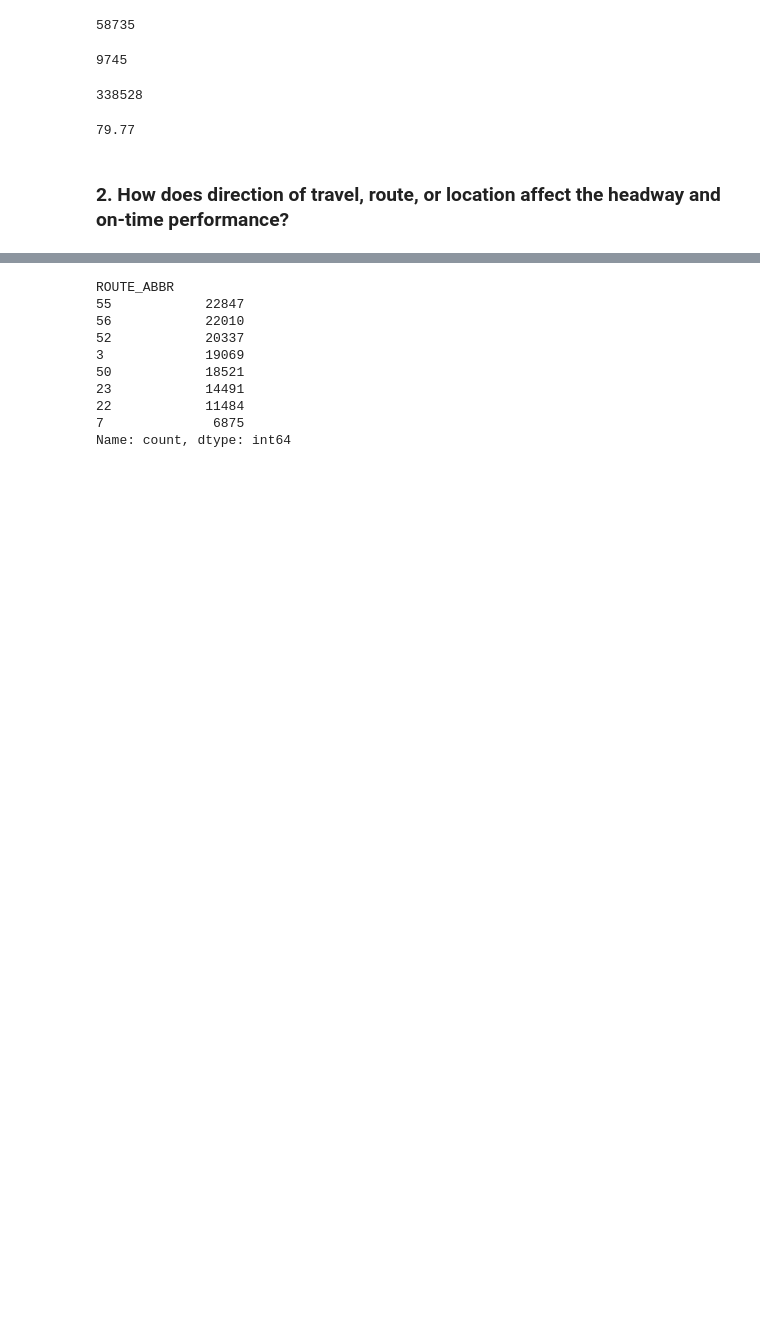
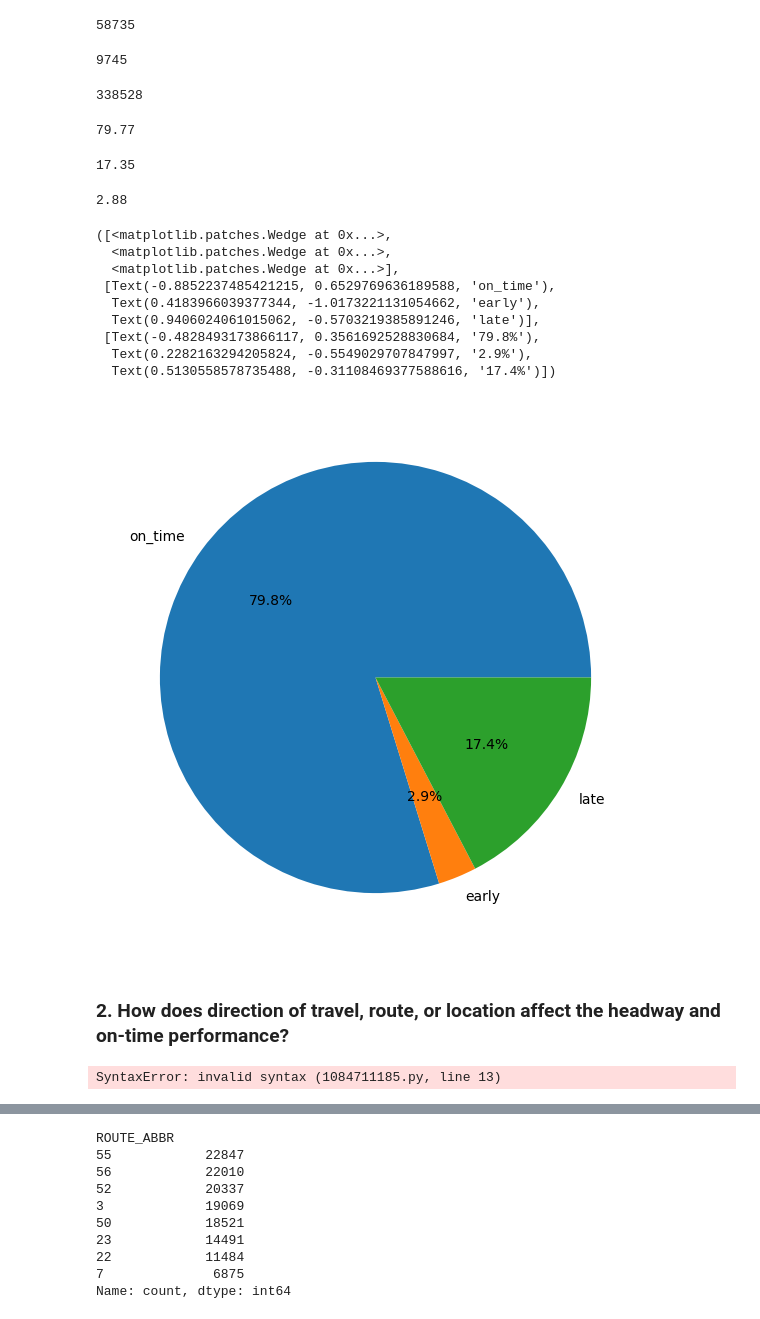
Before and after one commit to NSS-Data-Analytics-Cohort-11/wego-the-brotherhood-of-steel, a Jupyter notebook: notebooks/wego-project.ipynb, the cells around one changed output, grey strips where cells are left out. Saved outputs shown, nothing was run; the diff lists cells and outputs as text; code cells hidden in the pictures; blank space fills up the shorter version.

```diff
--- a/notebooks/wego-project.ipynb
+++ b/notebooks/wego-project.ipynb
@@ -289,0 +295,4 @@ wego_late
+# %%
+wego_late_pct.round(2)
+# %% [output]
+17.35
@@ -290,3 +301,32 @@ wego_late
+# %%
+wego_early_pct.round(2)
+# %% [output]
+2.88
+# %%
+# from matplotlib import pyplot as plt
+import numpy as np
+# # Creating dataset
+# cars = ['AUDI', 'BMW', 'FORD',
+# 'TESLA', 'JAGUAR', 'MERCEDES']
+# data = [23, 17, 35, 29, 12, 41]
+# # Creating plot
+# fig = plt.figure(figsize=(10, 7))
+# plt.pie(data, labels=cars)
+pieces = ['on_time','early', 'late']
+data= [79.77, 2.88, 17.35]
+fig = plt.figure(figsize=(10, 7))
+plt.pie(data, labels = pieces, autopct='%1.1f%%')
+# %% [output]
+([<matplotlib.patches.Wedge at 0x...>,
+  <matplotlib.patches.Wedge at 0x...>,
+  <matplotlib.patches.Wedge at 0x...>],
+ [Text(-0.8852237485421215, 0.6529769636189588, 'on_time'),
+  Text(0.4183966039377344, -1.0173221131054662, 'early'),
+  Text(0.9406024061015062, -0.5703219385891246, 'late')],
+ [Text(-0.4828493173866117, 0.3561692528830684, '79.8%'),
+  Text(0.2282163294205824, -0.5549029707847997, '2.9%'),
+  Text(0.5130558578735488, -0.31108469377588616, '17.4%')])
+[figure, added]
 # %% [markdown]
 ### 2. How does direction of travel, route, or location affect the headway and on-time performance?
 # %%
@@ -300,5 +340,12 @@ wego_late
 #     .value_counts('ADJUSTED_ONTIME_COUNT')
 # )
 
-wego_todt_ontime = wego_hour_range.loc[wego_hour_range['ROUTE_DIRECTION_NAME'] == 'TO DOWNTOWN'].loc[wego_hour_range['ADJUSTED_ONTIME_COUNT'] == 1].sort_values('HDWY_DEV', ascending=False)
+#filter on travel
+(
+wego_todt_ontime = wego_hour_range
+    .loc[wego_hour_range['ROUTE_DIRECTION_NAME'] == 'TO DOWNTOWN']
+    .loc[wego_hour_range['ADJUSTED_ONTIME_COUNT'] == 1].sort_values('HDWY_DEV', ascending=False)
+)
+# %% [output]
+SyntaxError: invalid syntax (1084711185.py, line 13)
 # %%
```
Also changed, not shown: parts of 29 cells of this notebook, 2 other files.
